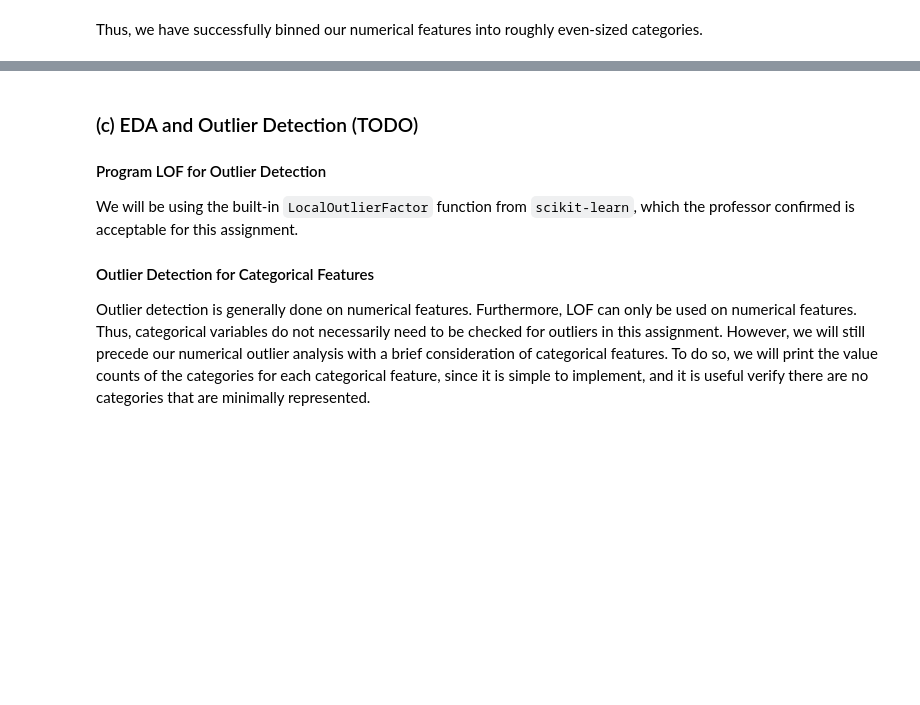
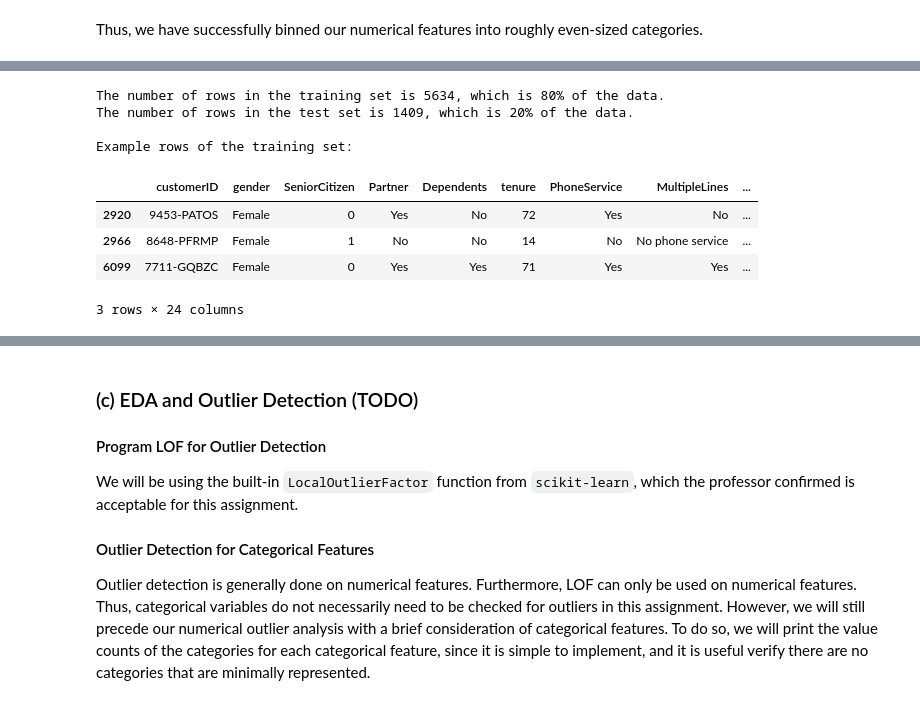
Before and after one commit to Natasa127/CSI4142-A3, a Jupyter notebook: Classification.ipynb, the cells around one changed output, grey strips where cells are left out. Cells and saved outputs as stored; diff of their text form; code cells hidden in the pictures; blank space fills up the shorter version.

```diff
--- a/Classification.ipynb
+++ b/Classification.ipynb
@@ -747,0 +764,21 @@ Thus, we have successfully binned our numerical features into roughly even-sized
+# %%
+# Split the dataframe into training set and test set
+train_telco_df, test_telco_df = train_test_split(binned_telco_df, test_size=0.2, random_state=0)
+
+# Show that the dataframe split properly
+print(f"The number of rows in the training set is {len(train_telco_df)}, which is {round(100*len(train_telco_df)/len(binned_telco_df))}% of the data.")
+print(f"The number of rows in the test set is {len(test_telco_df)}, which is {round(100*len(test_telco_df)/len(binned_telco_df))}% of the data.\n")
+
+# Show some example rows of the training set
+print(f"Example rows of the training set: ")
+train_telco_df.head(3)
+# %% [output]
+The number of rows in the training set is 5634, which is 80% of the data.
+The number of rows in the test set is 1409, which is 20% of the data.
+
+Example rows of the training set:
+|  | customerID | gender | SeniorCitizen | Partner | Dependents | tenure | PhoneService | MultipleLines | ... |
+| 2920 | 9453-PATOS | Female | 0 | Yes | No | 72 | Yes | No | ... |
+| 2966 | 8648-PFRMP | Female | 1 | No | No | 14 | No | No phone service | ... |
+| 6099 | 7711-GQBZC | Female | 0 | Yes | Yes | 71 | Yes | Yes | ... |
+3 rows × 24 columns
```
Also changed, not shown: parts of 16 cells of this notebook.
